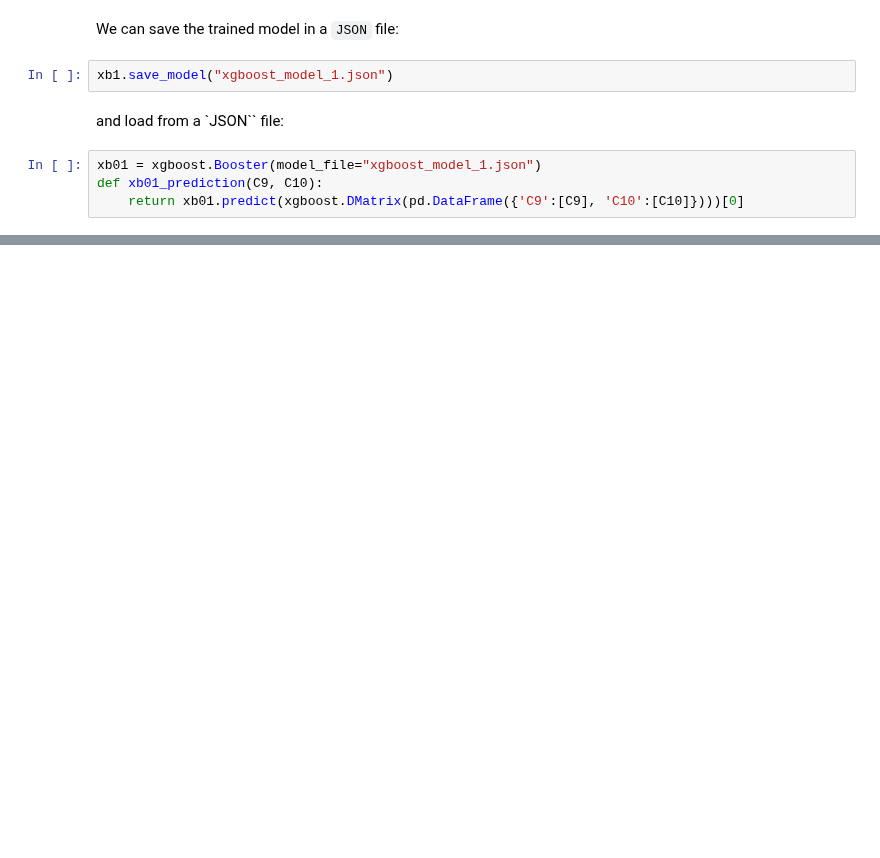
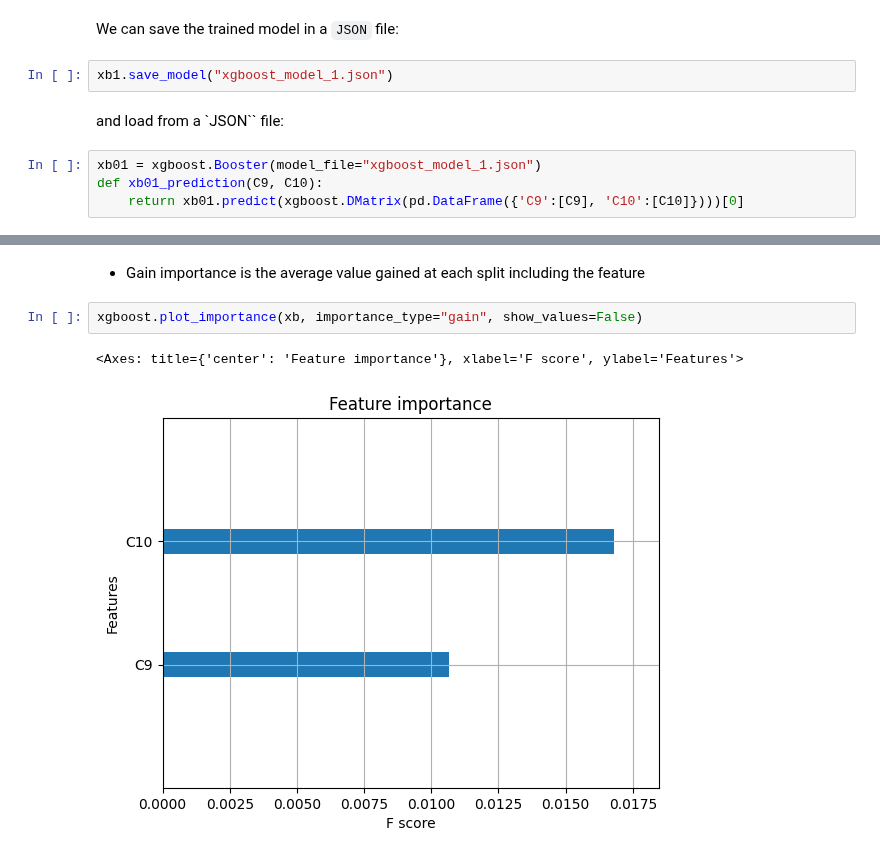
Before and after one commit to Jorge-Alda/TFM_AlejandroMir, a Jupyter notebook: Lecciones/06c.ipynb, the cells around one changed output, grey strips where cells are left out. Saved outputs shown, nothing was run; the diff lists cells and outputs as text; blank space fills up the shorter version.

```diff
--- a/Lecciones/06c.ipynb
+++ b/Lecciones/06c.ipynb
@@ -161,0 +174,7 @@ xb01_prediction(-0.84, 0.3)
+# %% [markdown]
+* Gain importance is the average value gained at each split including the feature
+# %%
+xgboost.plot_importance(xb, importance_type="gain", show_values=False)
+# %% [output]
+<Axes: title={'center': 'Feature importance'}, xlabel='F score', ylabel='Features'>
+[figure, added]
```
Also changed, not shown: parts of 39 cells of this notebook, 3 other files.
